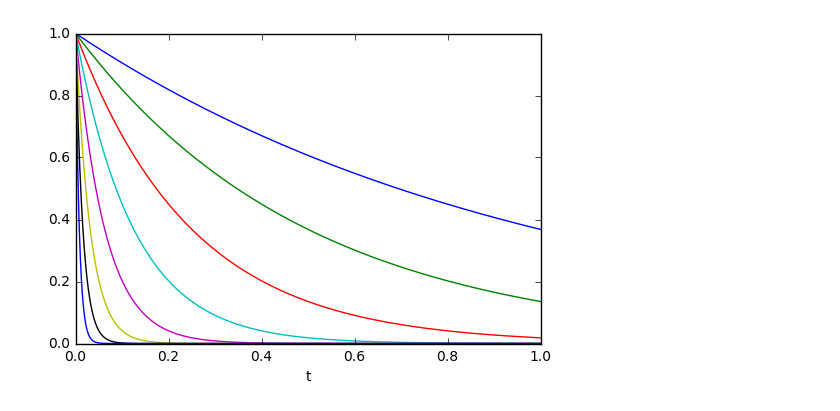
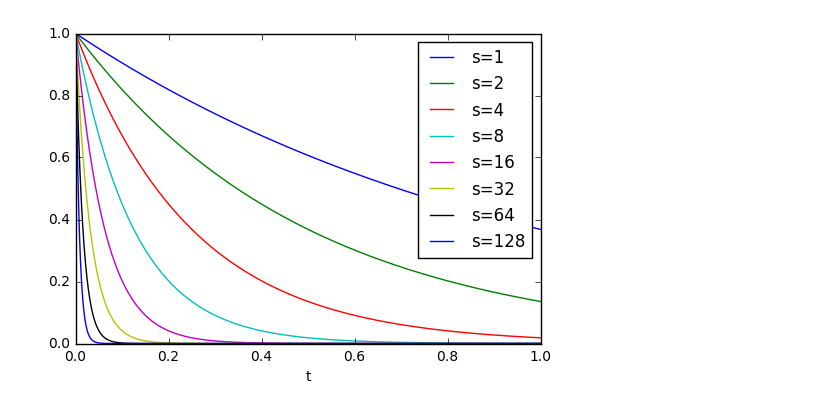
Before and after one commit to phys3112/intro, a Jupyter notebook: mcba9-control-theory.ipynb, the cells around one changed output. Saved outputs shown, nothing was run; the diff lists cells and outputs as text; code cells hidden in the pictures.

```diff
--- a/mcba9-control-theory.ipynb
+++ b/mcba9-control-theory.ipynb
@@ -146,26 +150,26 @@ To get a feel for the Laplace transform, let's plot $e^{-st}$ for various values
 # %%
 import matplotlib.pyplot as plt
 import scipy
 %matplotlib inline
 
 # Make a numpy array of 1000 time points from t=0 to t=1.
 
 t = np.linspace(0, 1, 1000)
 
 # Plot e^{-st} for various value of s.
 
-plt.plot(t, np.exp(-t))
-plt.plot(t, np.exp(-2*t))
-plt.plot(t, np.exp(-4*t))
-plt.plot(t, np.exp(-8*t))
-plt.plot(t, np.exp(-16*t))
-plt.plot(t, np.exp(-32*t))
-plt.plot(t, np.exp(-64*t))
-plt.plot(t, np.exp(-128*t))
-
+plt.plot(t, np.exp(-t), label='s=1')
+plt.plot(t, np.exp(-2*t), label='s=2')
+plt.plot(t, np.exp(-4*t), label='s=4')
+plt.plot(t, np.exp(-8*t), label='s=8')
+plt.plot(t, np.exp(-16*t), label='s=16')
+plt.plot(t, np.exp(-32*t), label='s=32')
+plt.plot(t, np.exp(-64*t), label='s=64')
+plt.plot(t, np.exp(-128*t), label='s=128')
+plt.legend()
 plt.xlabel("t")
 
 plt.show()
 # %% [output]
-[figure, old version]
+[figure, new version]
 # %% [markdown]
```
Also changed, not shown: parts of 8 cells of this notebook.
